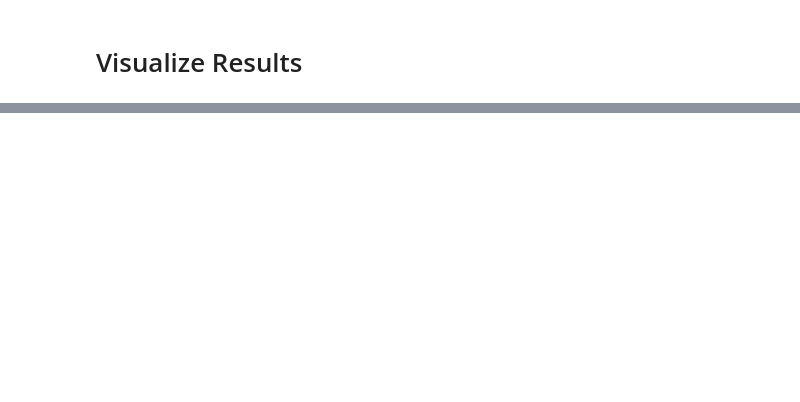
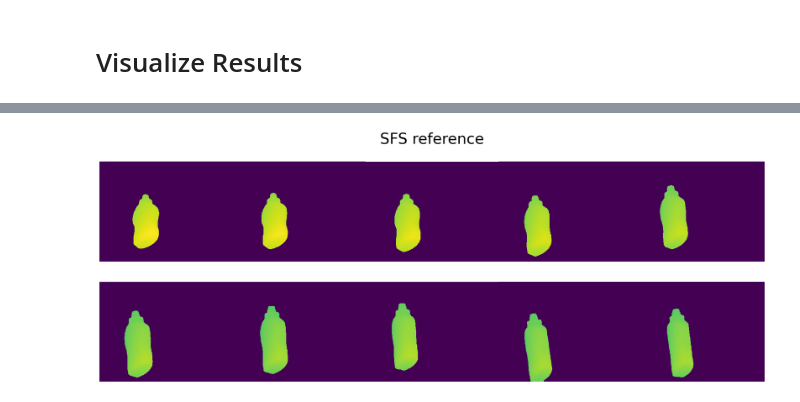
Before and after one commit to karen-sy/fuzzy-ellipses, a Jupyter notebook: shape_from_silhouette.ipynb, the cells around one changed output, grey strips where cells are left out. Cells and saved outputs as stored; diff of their text form; code cells hidden in the pictures; blank space fills up the shorter version.

```diff
--- a/shape_from_silhouette.ipynb
+++ b/shape_from_silhouette.ipynb
@@ -433,0 +360,7 @@ plt.tight_layout()
+# %%
+image_grid(ref_depths, rows=2, cols=5, rgb=False,vmin=vmin,vmax=vmax)
+plt.gcf().subplots_adjust(top=0.92)
+plt.suptitle('SFS reference', fontsize=32)
+plt.tight_layout()
+# %% [output]
+[figure, added]
```
Also changed, not shown: parts of 15 cells of this notebook, 10 other files.
